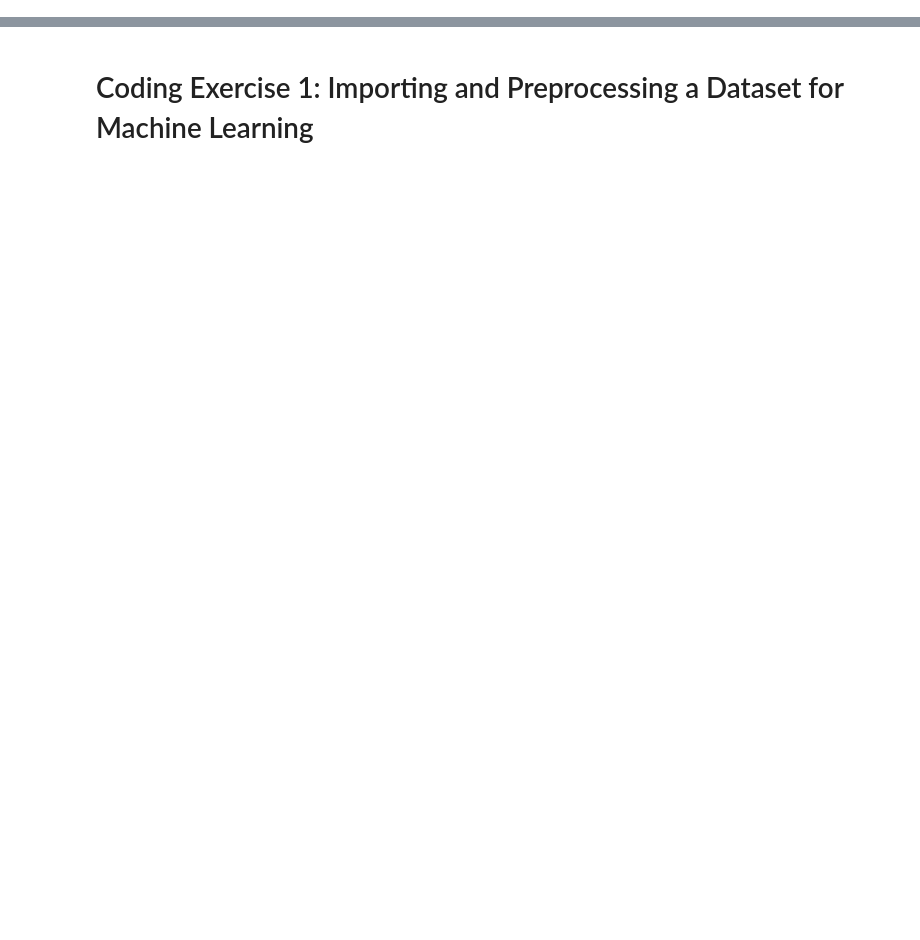
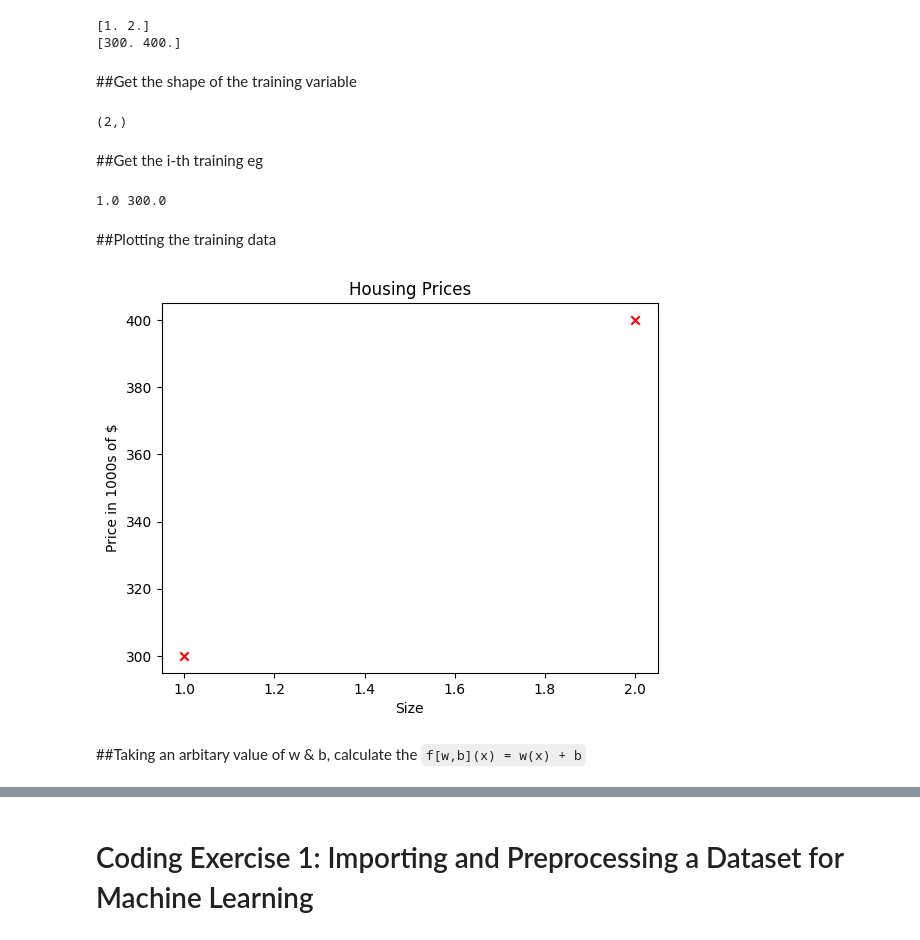
Before and after one commit to Soumya98-dev/MachineLearning-Course, a Jupyter notebook: MachineLearning.ipynb, the cells around one changed output, grey strips where cells are left out. Saved outputs shown, nothing was run; the diff lists cells and outputs as text; code cells hidden in the pictures; blank space fills up the shorter version.

````diff
--- a/MachineLearning.ipynb
+++ b/MachineLearning.ipynb
@@ -93,0 +131,37 @@
+# %%
+# this is the input(feature)
+x_train = np.array([1.0,2.0])
+y_train = np.array([300.0, 400.0])
+print(x_train)
+print(y_train)
+# %% [output]
+[1. 2.]
+[300. 400.]
+# %% [markdown]
+##Get the shape of the training variable
+# %%
+shape_x = x_train.shape
+print(shape_x)
+# %% [output]
+(2,)
+# %% [markdown]
+##Get the i-th training eg
+# %%
+i = 0
+x_i = x_train[0]
+y_i = y_train[0]
+print(x_i, y_i)
+# %% [output]
+1.0 300.0
+# %% [markdown]
+##Plotting the training data
+# %%
+plt.scatter(x_train, y_train, marker='x', c='r')
+plt.ylabel("Price in 1000s of $")
+plt.xlabel("Size")
+plt.title("Housing Prices")
+plt.show()
+# %% [output]
+[figure, added]
+# %% [markdown]
+##Taking an arbitary value of w & b, calculate the ```f[w,b](x) = w(x) + b```
````
Also changed, not shown: parts of 11 cells of this notebook.
